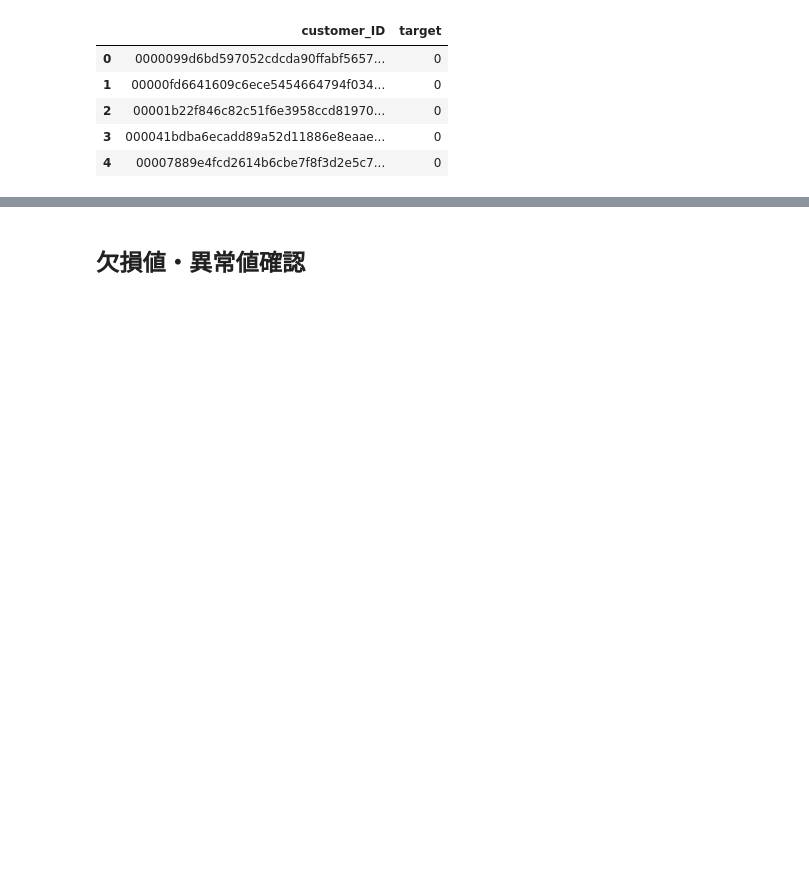
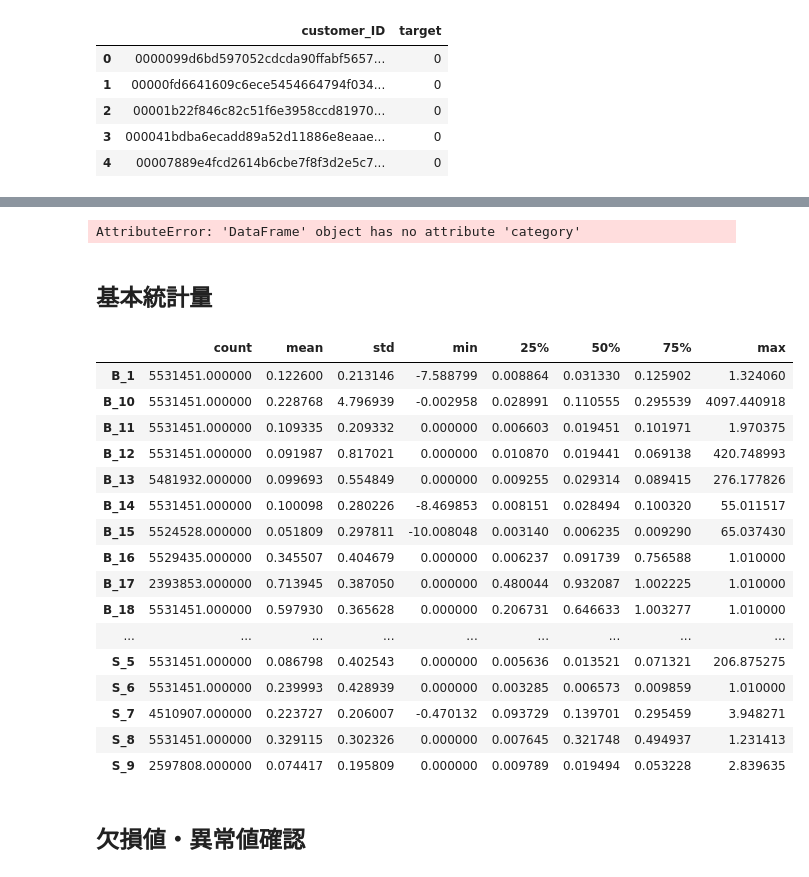
Before and after one commit to idsts2670/kaggle, a Jupyter notebook: amex-default-prediction/amex-default-prediction_v1.ipynb, the cells around one changed output, grey strips where cells are left out. Cells and saved outputs as stored; diff of their text form; code cells hidden in the pictures; blank space fills up the shorter version.

```diff
--- a/amex-default-prediction/amex-default-prediction_v1.ipynb
+++ b/amex-default-prediction/amex-default-prediction_v1.ipynb
@@ -272,0 +352,25 @@ train_labels.head()
+# %%
+
+del test1['S_2']
+gc.collect()
+
+
+titles=['Delinquency '+str(i).split('_')[1] if i.startswith('D')
+        else 'Spend '+str(i).split('_')[1] if i.startswith('S')
+        else 'Payment '+str(i).split('_')[1] if i.startswith('P')
+        else 'Balance '+str(i).split('_')[1] if i.startswith('B')
+        else 'Risk '+str(i).split('_')[1] for i in train.columns[:-1]
+        ]
+
+cat_cols_converted=['Balance 30', 'Balance 38', 'Delinquency 63', 'Delinquency 64', 'Delinquency 66', 'Delinquency 68',
+          'Delinquency 114', 'Delinquency 116', 'Delinquency 117', 'Delinquency 120', 'Delinquency 126', 'Target','category'
+          ]
+
+test1.columns = titles[1:]
+titles.append('Target')
+train.columns = titles
+# %%
+target=train.category.value_counts(normalize=True)
+target
+# %% [output]
+AttributeError: 'DataFrame' object has no attribute 'category'
@@ -273,2 +398,24 @@ train_labels.head()
+# %% [markdown]
+## 基本統計量
+# %%
+train.iloc[:, :-1].describe().T.sort_index().style.background_gradient(cmap='GnBu').bar(subset=["max"], color='#F8766D').bar(subset=["mean"], color='#00BFC4')
+# %% [output]
+|  | count | mean | std | min | 25% | 50% | 75% | max |
+| B_1 | 5531451.000000 | 0.122600 | 0.213146 | -7.588799 | 0.008864 | 0.031330 | 0.125902 | 1.324060 |
+| B_10 | 5531451.000000 | 0.228768 | 4.796939 | -0.002958 | 0.028991 | 0.110555 | 0.295539 | 4097.440918 |
+| B_11 | 5531451.000000 | 0.109335 | 0.209332 | 0.000000 | 0.006603 | 0.019451 | 0.101971 | 1.970375 |
+| B_12 | 5531451.000000 | 0.091987 | 0.817021 | 0.000000 | 0.010870 | 0.019441 | 0.069138 | 420.748993 |
+| B_13 | 5481932.000000 | 0.099693 | 0.554849 | 0.000000 | 0.009255 | 0.029314 | 0.089415 | 276.177826 |
+| B_14 | 5531451.000000 | 0.100098 | 0.280226 | -8.469853 | 0.008151 | 0.028494 | 0.100320 | 55.011517 |
+| B_15 | 5524528.000000 | 0.051809 | 0.297811 | -10.008048 | 0.003140 | 0.006235 | 0.009290 | 65.037430 |
+| B_16 | 5529435.000000 | 0.345507 | 0.404679 | 0.000000 | 0.006237 | 0.091739 | 0.756588 | 1.010000 |
+| B_17 | 2393853.000000 | 0.713945 | 0.387050 | 0.000000 | 0.480044 | 0.932087 | 1.002225 | 1.010000 |
+| B_18 | 5531451.000000 | 0.597930 | 0.365628 | 0.000000 | 0.206731 | 0.646633 | 1.003277 | 1.010000 |
+| ... | ... | ... | ... | ... | ... | ... | ... | ... |
+| S_5 | 5531451.000000 | 0.086798 | 0.402543 | 0.000000 | 0.005636 | 0.013521 | 0.071321 | 206.875275 |
+| S_6 | 5531451.000000 | 0.239993 | 0.428939 | 0.000000 | 0.003285 | 0.006573 | 0.009859 | 1.010000 |
+| S_7 | 4510907.000000 | 0.223727 | 0.206007 | -0.470132 | 0.093729 | 0.139701 | 0.295459 | 3.948271 |
+| S_8 | 5531451.000000 | 0.329115 | 0.302326 | 0.000000 | 0.007645 | 0.321748 | 0.494937 | 1.231413 |
+| S_9 | 2597808.000000 | 0.074417 | 0.195809 | 0.000000 | 0.009789 | 0.019494 | 0.053228 | 2.839635 |
 # %% [markdown]
 ## 欠損値・異常値確認
```
Also changed, not shown: parts of 21 cells of this notebook.
